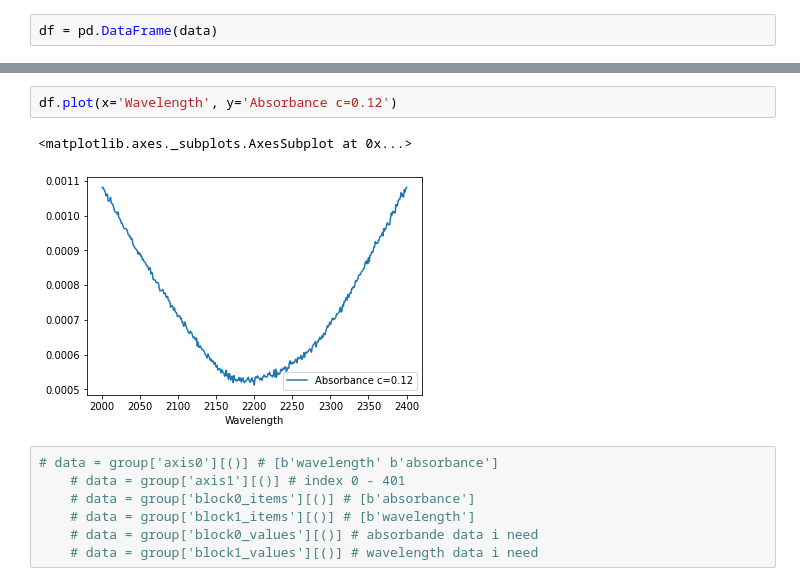
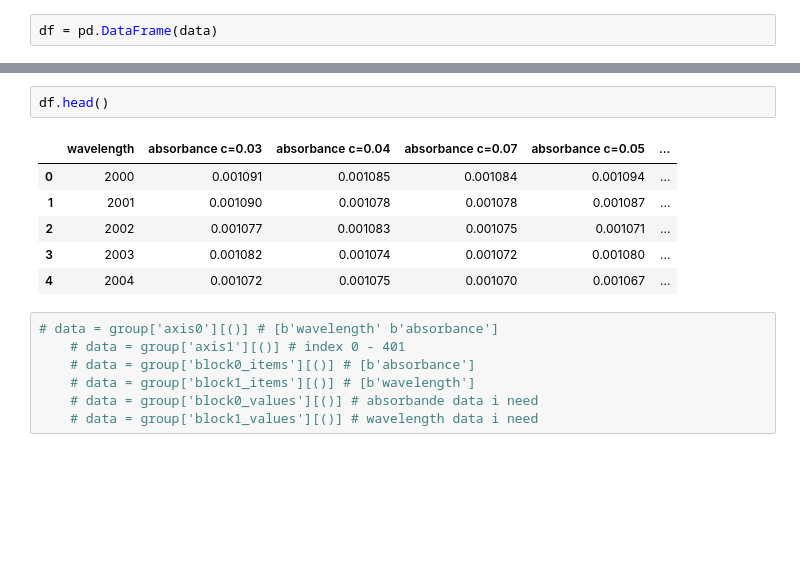
Before and after one commit to tiskutis/Brolis, a Jupyter notebook: Chemometrics.ipynb, the cells around one changed output, grey strips where cells are left out. Cells and saved outputs as stored; diff of their text form; blank space fills up the shorter version.

```diff
--- a/Chemometrics.ipynb
+++ b/Chemometrics.ipynb
@@ -87,8 +79,12 @@ df.plot(x='Wavelength', y='Absorbance c=0.06')
-# %%
-df.plot(x='Wavelength', y='Absorbance c=0.12')
-# %% [output]
-<matplotlib.axes._subplots.AxesSubplot at 0x...>
-[figure, removed]
+# %%
+df.head()
+# %% [output]
+|  | wavelength | absorbance c=0.03 | absorbance c=0.04 | absorbance c=0.07 | absorbance c=0.05 | ... |
+| 0 | 2000 | 0.001091 | 0.001085 | 0.001084 | 0.001094 | ... |
+| 1 | 2001 | 0.001090 | 0.001078 | 0.001078 | 0.001087 | ... |
+| 2 | 2002 | 0.001077 | 0.001083 | 0.001075 | 0.001071 | ... |
+| 3 | 2003 | 0.001082 | 0.001074 | 0.001072 | 0.001080 | ... |
+| 4 | 2004 | 0.001072 | 0.001075 | 0.001070 | 0.001067 | ... |
 # %%
 # data = group['axis0'][()] # [b'wavelength' b'absorbance']
     # data = group['axis1'][()] # index 0 - 401
```
Also changed, not shown: parts of 7 cells of this notebook.
